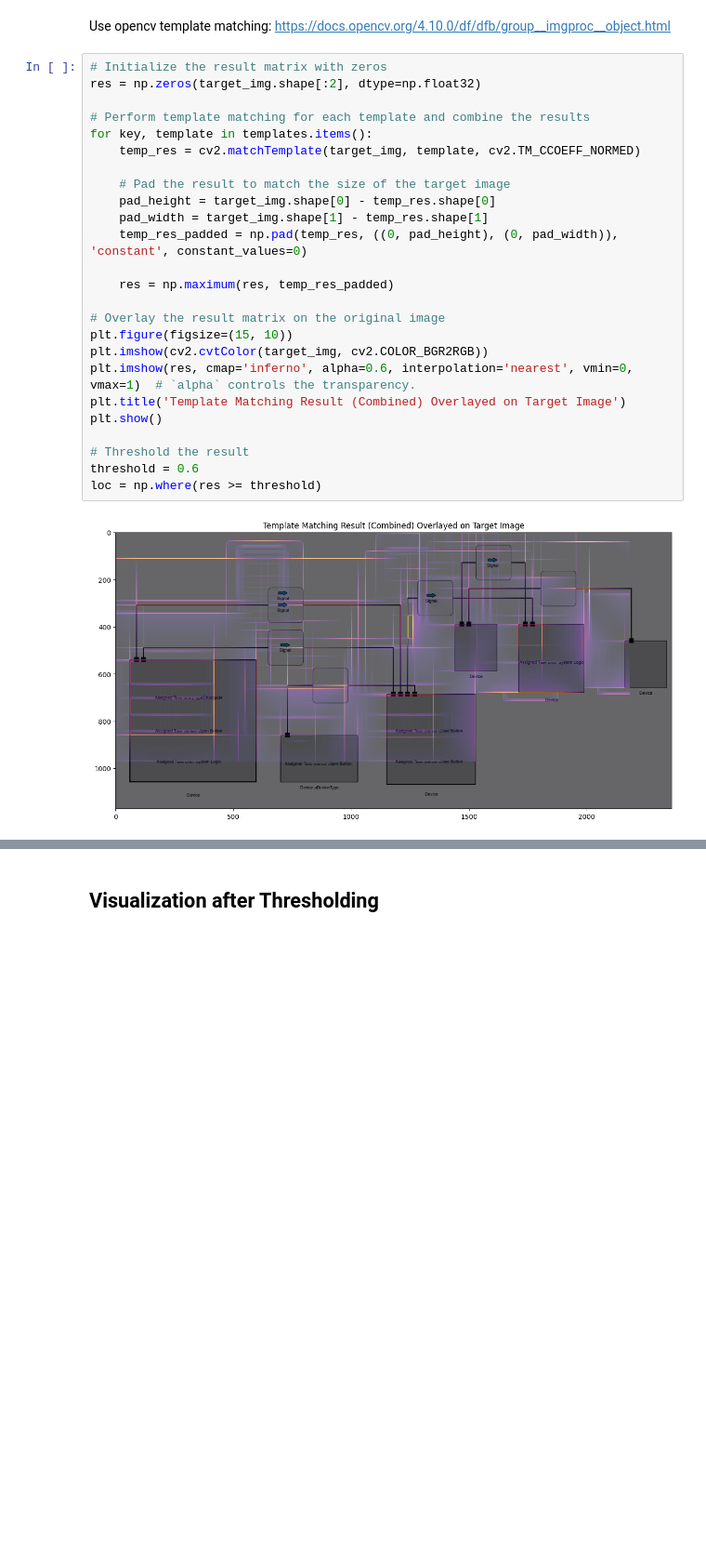
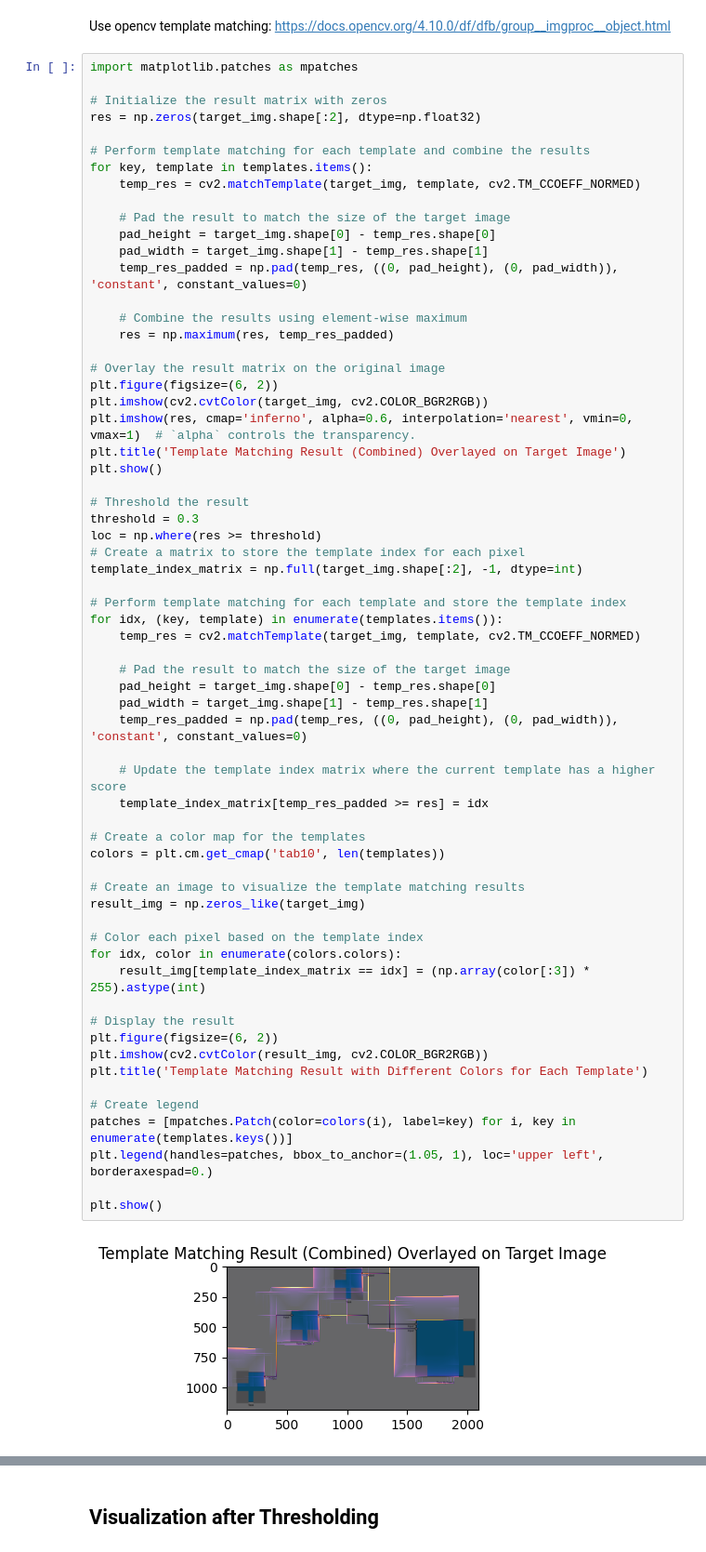
Before and after one commit to franzbanz/computervision, a Jupyter notebook: scalable_vertex_detection_allocations.ipynb, the cells around one changed output, grey strips where cells are left out. Shown: that part at 93% size. Drawn from its saved outputs; the diff is of its cells as text; blank space fills up the shorter version.

```diff
--- a/scalable_vertex_detection_allocations.ipynb
+++ b/scalable_vertex_detection_allocations.ipynb
@@ -91,29 +116,67 @@ subtask 7 at: (819, 890)
 # %% [markdown]
 Use opencv template matching: https://docs.opencv.org/4.10.0/df/dfb/group__imgproc__object.html
 # %%
+import matplotlib.patches as mpatches
+
 # Initialize the result matrix with zeros
 res = np.zeros(target_img.shape[:2], dtype=np.float32)
 
 # Perform template matching for each template and combine the results
 for key, template in templates.items():
     temp_res = cv2.matchTemplate(target_img, template, cv2.TM_CCOEFF_NORMED)
 
     # Pad the result to match the size of the target image
     pad_height = target_img.shape[0] - temp_res.shape[0]
     pad_width = target_img.shape[1] - temp_res.shape[1]
     temp_res_padded = np.pad(temp_res, ((0, pad_height), (0, pad_width)), 'constant', constant_values=0)
 
+    # Combine the results using element-wise maximum
     res = np.maximum(res, temp_res_padded)
 
 # Overlay the result matrix on the original image
-plt.figure(figsize=(15, 10))
+plt.figure(figsize=(6, 2))
 plt.imshow(cv2.cvtColor(target_img, cv2.COLOR_BGR2RGB))
 plt.imshow(res, cmap='inferno', alpha=0.6, interpolation='nearest', vmin=0, vmax=1)  # `alpha` controls the transparency.
 plt.title('Template Matching Result (Combined) Overlayed on Target Image')
 plt.show()
 
 # Threshold the result
-threshold = 0.6
+threshold = 0.3
 loc = np.where(res >= threshold)
+# Create a matrix to store the template index for each pixel
+template_index_matrix = np.full(target_img.shape[:2], -1, dtype=int)
+
+# Perform template matching for each template and store the template index
+for idx, (key, template) in enumerate(templates.items()):
+    temp_res = cv2.matchTemplate(target_img, template, cv2.TM_CCOEFF_NORMED)
+
+    # Pad the result to match the size of the target image
+    pad_height = target_img.shape[0] - temp_res.shape[0]
+    pad_width = target_img.shape[1] - temp_res.shape[1]
+    temp_res_padded = np.pad(temp_res, ((0, pad_height), (0, pad_width)), 'constant', constant_values=0)
+
+    # Update the template index matrix where the current template has a higher score
+    template_index_matrix[temp_res_padded >= res] = idx
+
+# Create a color map for the templates
+colors = plt.cm.get_cmap('tab10', len(templates))
+
+# Create an image to visualize the template matching results
+result_img = np.zeros_like(target_img)
+
+# Color each pixel based on the template index
+for idx, color in enumerate(colors.colors):
+    result_img[template_index_matrix == idx] = (np.array(color[:3]) * 255).astype(int)
+
+# Display the result
+plt.figure(figsize=(6, 2))
+plt.imshow(cv2.cvtColor(result_img, cv2.COLOR_BGR2RGB))
+plt.title('Template Matching Result with Different Colors for Each Template')
+
+# Create legend
+patches = [mpatches.Patch(color=colors(i), label=key) for i, key in enumerate(templates.keys())]
+plt.legend(handles=patches, bbox_to_anchor=(1.05, 1), loc='upper left', borderaxespad=0.)
+
+plt.show()
 # %% [output]
-[figure, old version]
+[figure, new version]
```
Also changed, not shown: parts of 11 cells of this notebook, 20 other files.
